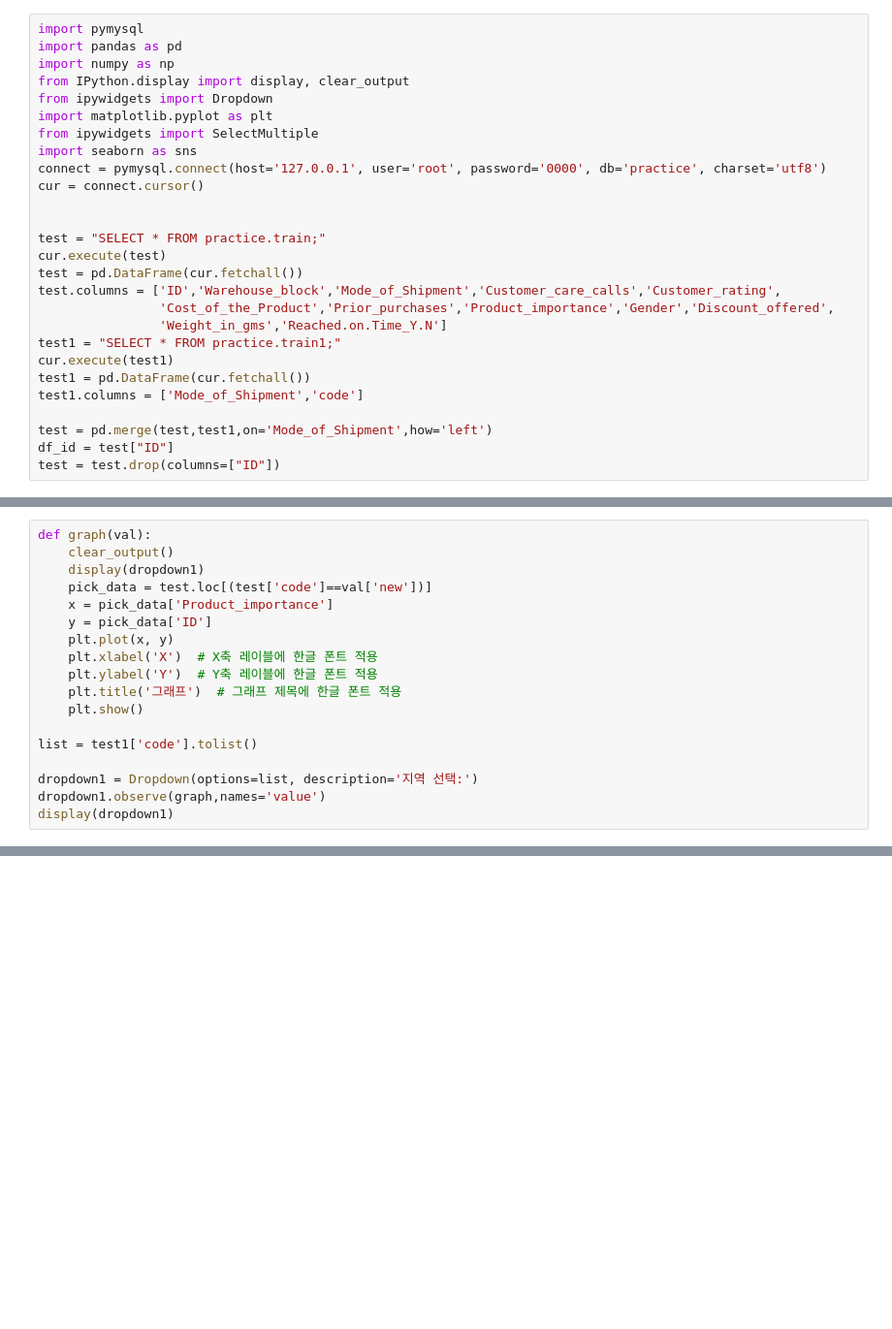
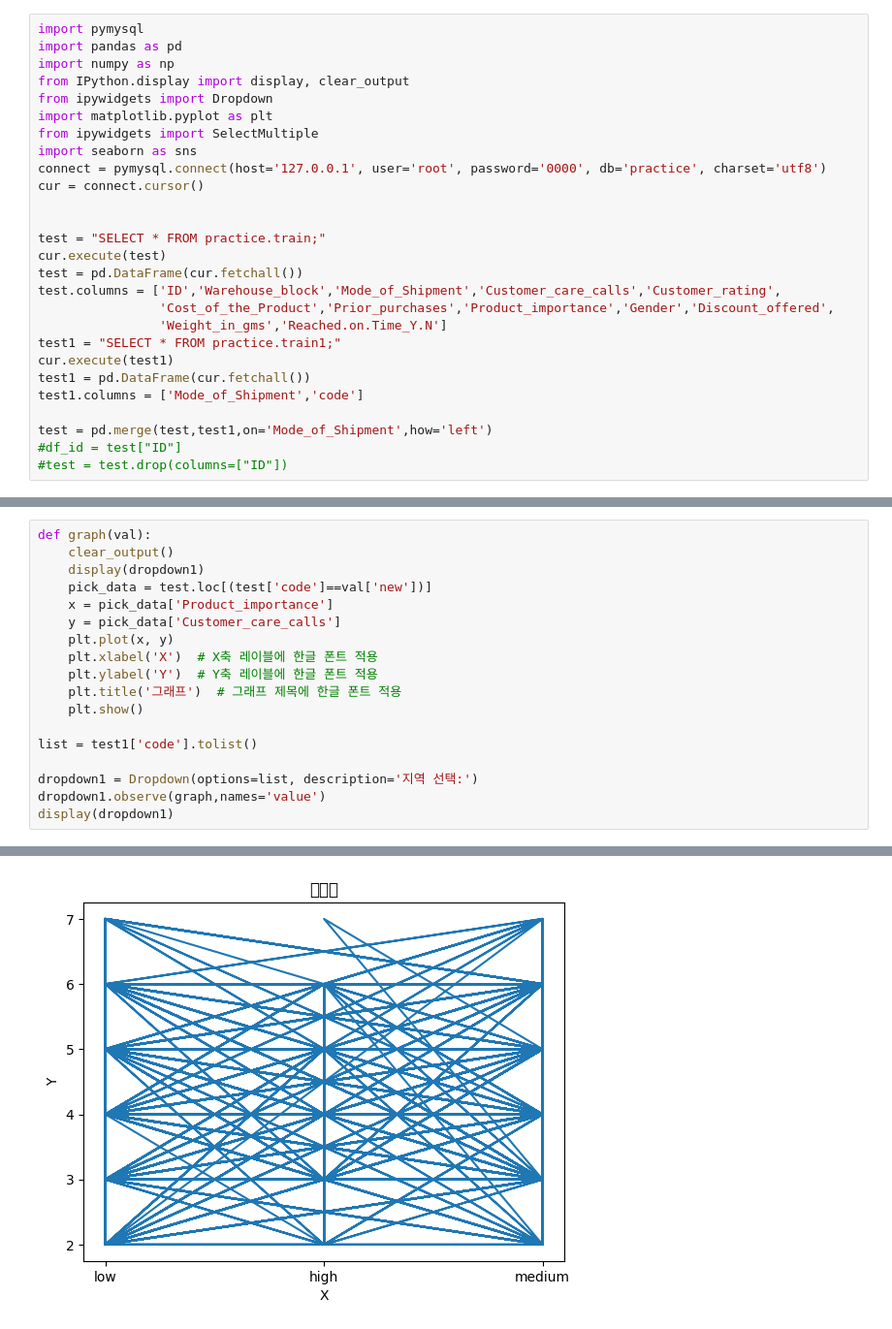
Before and after one commit to daebeobkim/python-bigdata, a Jupyter notebook: EDA/머신러닝/테스트.ipynb, the cells around one changed output, grey strips where cells are left out. Shown: that part at 97% size. Cells and saved outputs as stored; diff of their text form; blank space fills up the shorter version.

```diff
--- a/EDA/머신러닝/테스트.ipynb
+++ b/EDA/머신러닝/테스트.ipynb
@@ -23,8 +23,8 @@ test1 = pd.DataFrame(cur.fetchall())
 test1.columns = ['Mode_of_Shipment','code']
 
 test = pd.merge(test,test1,on='Mode_of_Shipment',how='left')
-df_id = test["ID"]
-test = test.drop(columns=["ID"])
+#df_id = test["ID"]
+#test = test.drop(columns=["ID"])
 # %%
 def multi(val):
     clear_output()
@@ -43,7 +43,7 @@ def graph(val):
     display(dropdown1)
     pick_data = test.loc[(test['code']==val['new'])]
     x = pick_data['Product_importance']
-    y = pick_data['ID']
+    y = pick_data['Customer_care_calls']
     plt.plot(x, y)
     plt.xlabel('X')  # X축 레이블에 한글 폰트 적용
     plt.ylabel('Y')  # Y축 레이블에 한글 폰트 적용
@@ -60,0 +60 @@ KeyError: 'ID'
+[figure, added]
```
Also changed, not shown: parts of 2 cells of this notebook.
